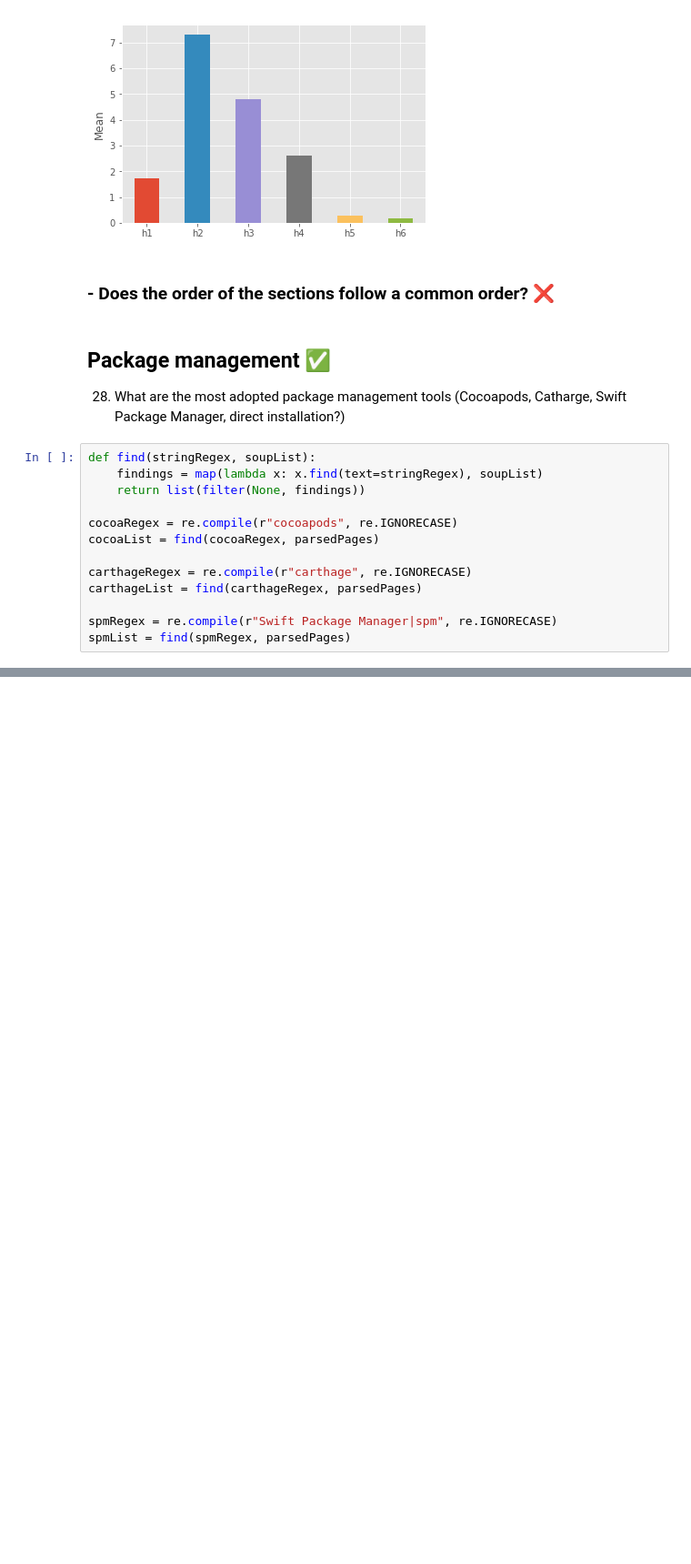
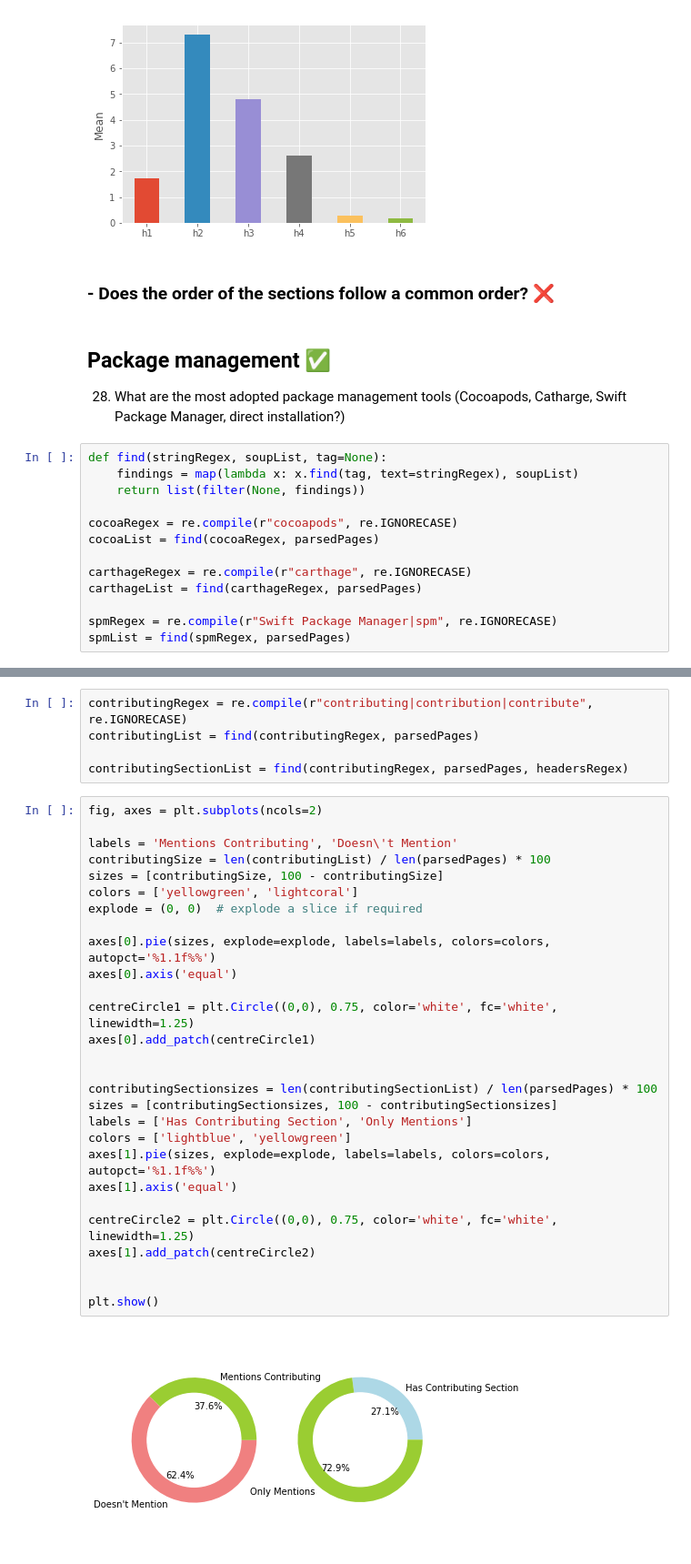
Before and after one commit to hpbl/2018-2-projeto-bubads, a Jupyter notebook: Notebooks/Analysis.ipynb, the cells around one changed output, grey strips where cells are left out. Shown at 91% size. Cells and saved outputs as stored; diff of their text form; blank space fills up the shorter version.

Commit message:
Adding contributing analysis

```diff
--- a/Notebooks/Analysis.ipynb
+++ b/Notebooks/Analysis.ipynb
@@ -148,8 +148,8 @@ for tick in headersMeanPlot.get_xticklabels():
 
 28. What are the most adopted package management tools (Cocoapods, Catharge, Swift Package Manager, direct installation?)
 # %%
-def find(stringRegex, soupList):
-    findings = map(lambda x: x.find(text=stringRegex), soupList)
+def find(stringRegex, soupList, tag=None):
+    findings = map(lambda x: x.find(tag, text=stringRegex), soupList)
     return list(filter(None, findings))
 
 cocoaRegex = re.compile(r"cocoapods", re.IGNORECASE)
@@ -172,0 +176,35 @@ Text(0, 0.5, 'Percentage')
+# %%
+contributingRegex = re.compile(r"contributing|contribution|contribute", re.IGNORECASE)
+contributingList = find(contributingRegex, parsedPages)
+
+contributingSectionList = find(contributingRegex, parsedPages, headersRegex)
+# %%
+fig, axes = plt.subplots(ncols=2)
+
+labels = 'Mentions Contributing', 'Doesn\'t Mention'
+contributingSize = len(contributingList) / len(parsedPages) * 100
+sizes = [contributingSize, 100 - contributingSize]
+colors = ['yellowgreen', 'lightcoral']
+explode = (0, 0)  # explode a slice if required
+
+axes[0].pie(sizes, explode=explode, labels=labels, colors=colors, autopct='%1.1f%%')
+axes[0].axis('equal')
+
+centreCircle1 = plt.Circle((0,0), 0.75, color='white', fc='white', linewidth=1.25)
+axes[0].add_patch(centreCircle1)
+
+
+contributingSectionsizes = len(contributingSectionList) / len(parsedPages) * 100
+sizes = [contributingSectionsizes, 100 - contributingSectionsizes]
+labels = ['Has Contributing Section', 'Only Mentions']
+colors = ['lightblue', 'yellowgreen']
+axes[1].pie(sizes, explode=explode, labels=labels, colors=colors, autopct='%1.1f%%')
+axes[1].axis('equal')
+
+centreCircle2 = plt.Circle((0,0), 0.75, color='white', fc='white', linewidth=1.25)
+axes[1].add_patch(centreCircle2)
+
+
+plt.show()
+# %% [output]
+[figure, added]
```
Also changed, not shown: parts of 2 cells of this notebook, 1 other file.
